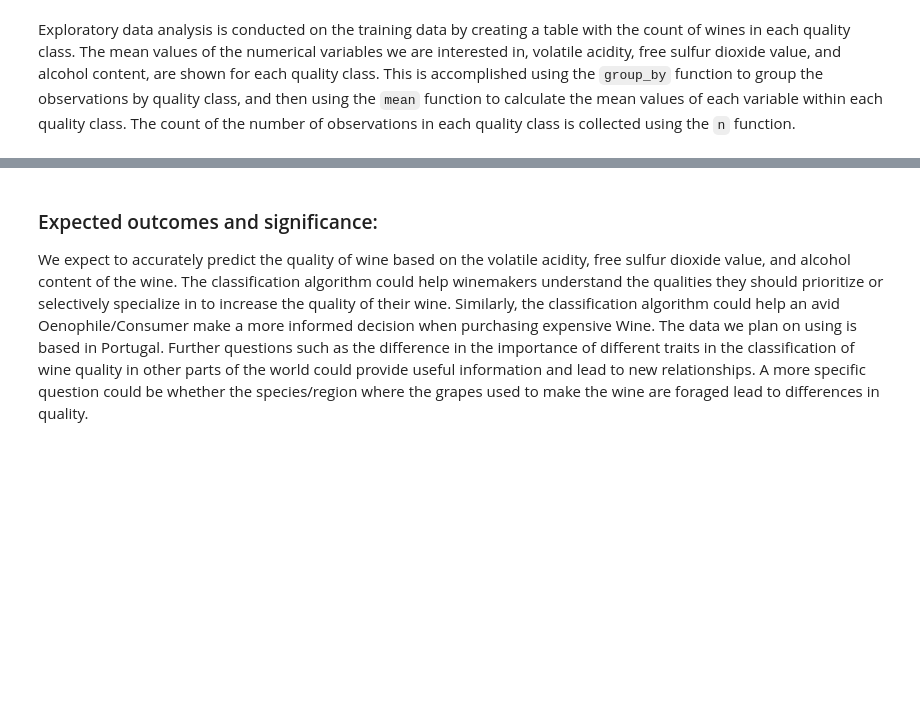
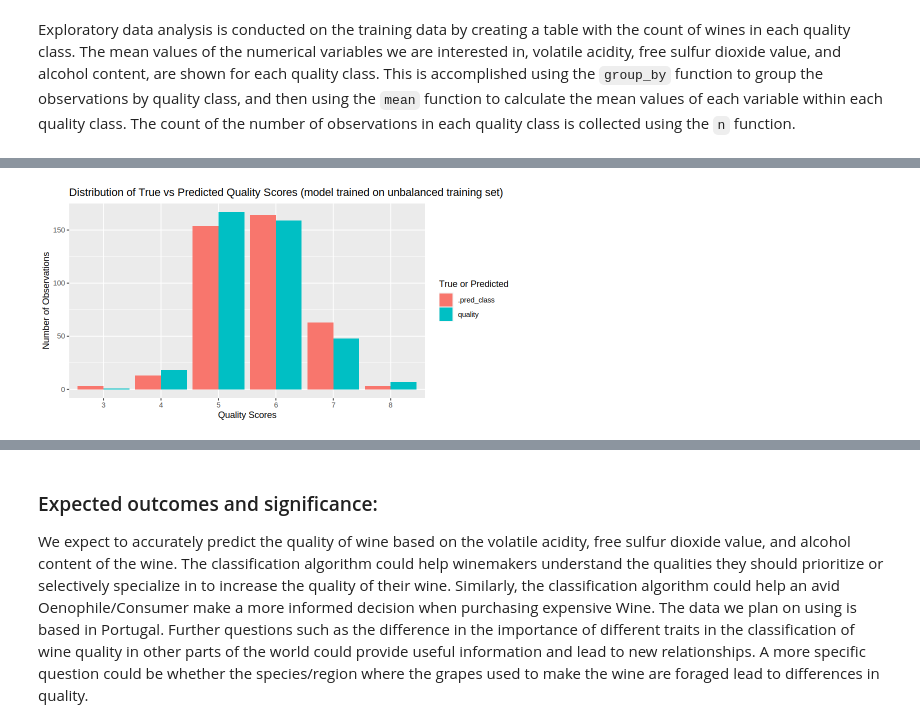
Before and after one commit to rahim620/DSCI100-PROJECT-FALL23, a Jupyter notebook: wine_quality.ipynb, the cells around one changed output, grey strips where cells are left out. Cells and saved outputs as stored; diff of their text form; code cells hidden in the pictures; blank space fills up the shorter version.

```diff
--- a/wine_quality.ipynb
+++ b/wine_quality.ipynb
@@ -153,0 +174,21 @@ List of 1
+# %%
+# Using the model on the test data by fitting it to the unbalanced training set with k = 2
+
+knn_spec <- nearest_neighbor(weight_func = "rectangular", neighbors = 2) |>
+    set_engine("kknn") |>
+    set_mode("classification")
+
+wine_predictions_unbalanced <- workflow() |>
+    add_recipe(recipe_unbalanced) |> # Unbalanced recipe
+    add_model(knn_spec) |>
+    fit(wine_train) |> # Fitting it to the unbalanced training data
+    predict(wine_test) |>
+    bind_cols(wine_test)
+
+wine_metrics_unbalanced <- wine_predictions_unbalanced |>
+    metrics(truth = quality, estimate = .pred_class)
+
+confusion_unbalanced <- conf_mat(wine_predictions_unbalanced, truth = quality, estimate = .pred_class)
+
+confusion_unbalanced
+wine_metrics_unbalanced
@@ -153,0 +209,15 @@ List of 1
+# %%
+# Histogram to compare wine quality distribution vs the predicted distribution of the test set
+options(repr.plot.width = 8, repr.plot.height = 4)
+wine_plot_unbalanced <- wine_predictions_unbalanced |>
+    pivot_longer(cols = c(".pred_class", "quality"), names_to = "score_type", values_to = "score") |>
+    ggplot(aes(x = score, fill = score_type)) +
+    geom_bar(stat = "count", position = "dodge") +
+    xlab("Quality Scores") +
+    ylab("Number of Observations") +
+    labs(fill = "True or Predicted") +
+    ggtitle("Distribution of True vs Predicted Quality Scores (model trained on unbalanced training set)")
+
+wine_plot_unbalanced
+# %% [output]
+[figure, added]
```
Also changed, not shown: parts of 16 cells of this notebook.
